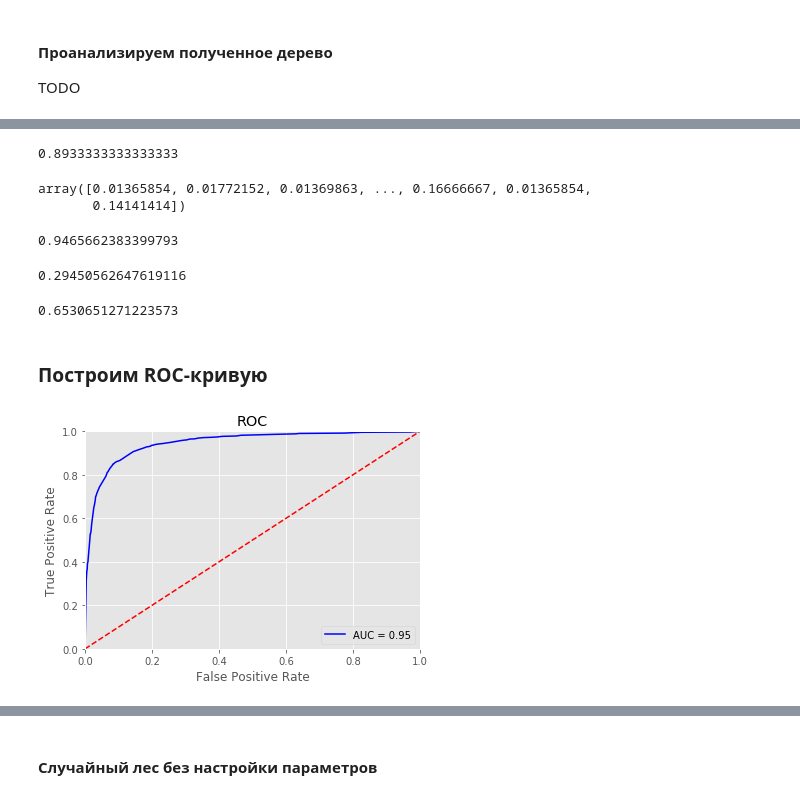
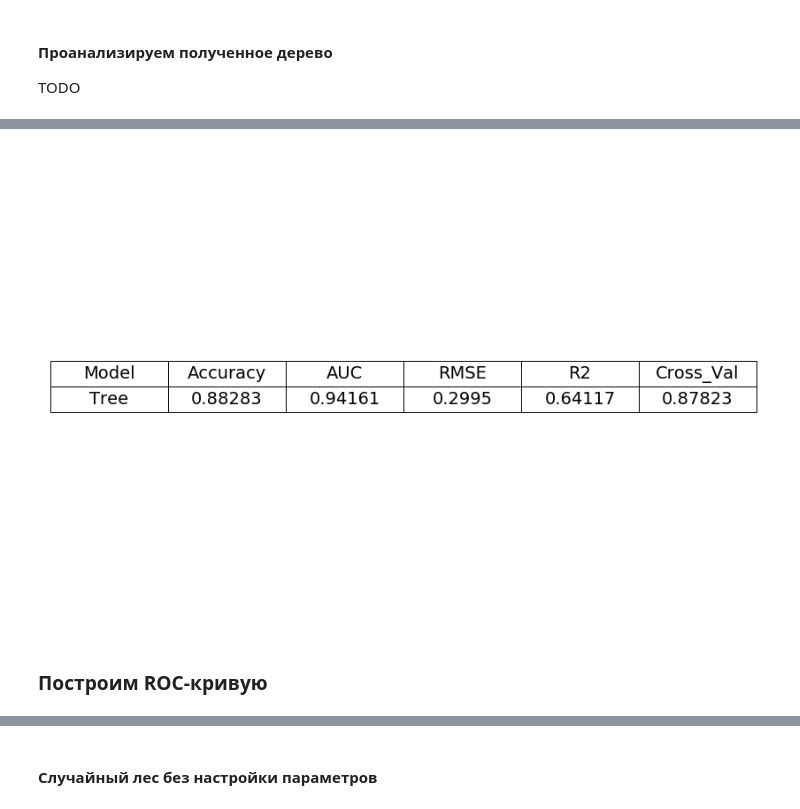
Before and after one commit to VeronikaSotskova/data_analysys, a Jupyter notebook: project/ONLINE_ADS_PROJECT.ipynb, the cells around one changed output, grey strips where cells are left out. Drawn from its saved outputs; the diff is of its cells as text; code cells hidden in the pictures.

```diff
--- a/project/ONLINE_ADS_PROJECT.ipynb
+++ b/project/ONLINE_ADS_PROJECT.ipynb
@@ -58,7 +63,6 @@ Populating the interactive namespace from numpy and matplotlib
 # %%
-# Вывод таблицы результатов по модели
 def plot_score_table(x):
-    columns = ['Model', 'Accuracy', 'AUC', 'RMSE', 'R2']
+    columns = ['Model', 'Accuracy', 'AUC', 'RMSE', 'R2', 'Cross_Val']
 
     fig, ax = plt.subplots(dpi=140)
 
@@ -274,51 +329,14 @@ tree2.score(X_test, y_test)
-# %%
-# оценка при кросс-валидации
-val_score = max(cross_val_score(tree2, X_test, y_test, cv=5))
-val_score
-# %% [output]
-0.8933333333333333
-# %%
-#вычислений предсказаний по каждому из объектов в x, данный метод
-#возвращает ID и значение, к какому классу, по его мнению, относится тот или иной объект
-y_predict = tree2.predict_proba(X_test)[:, 1]
-y_predict
-# %% [output]
-array([0.01365854, 0.01772152, 0.01369863, ..., 0.16666667, 0.01365854,
-       0.14141414])
-# %%
-# вычисление площади под ROC-кривой
-#Чем больше значение AUC, тем «лучше» модель классификации.
-#Данный показатель часто используется для сравнительного анализа нескольких моделей классификации.
-aue = roc_auc_score(y_test, y_predict)
-aue
-# %% [output]
-0.9465662383399793
-# %%
-# вычисление среднеквадратичной ошибки
-rmse = np.sqrt(mean_squared_error(y_test, y_predict))
-rmse
-# %% [output]
-0.29450562647619116
-# %%
-# вычисление коэффициента детерминизации
-r2 = r2_score(y_test, y_predict)
-r2
-# %% [output]
-0.6530651271223573
+# %%
+tree_table = []
+scores = count_score(tree2)
+tree_table.append(['Tree',
+                   round(scores['accuracy'], 5),
+                   round(scores['auc'], 5),
+                   round(scores['rmse'], 5),
+                   round(scores['r2'], 5),
+                   round(scores['val_score'], 5)])
+plot_score_table(tree_table)
+# %% [output]
+[figure, added]
 # %% [markdown]
 ### Построим ROC-кривую
-# %%
-fpr, tpr, threshold = metrics.roc_curve(y_test, y_predict)
-roc_auc = metrics.auc(fpr, tpr)
-
-plt.title('ROC')
-plt.plot(fpr, tpr, 'b', label = 'AUC = %0.2f' % roc_auc)
-plt.legend(loc = 'lower right')
-plt.plot([0, 1], [0, 1],'r--')
-plt.xlim([0, 1])
-plt.ylim([0, 1])
-plt.ylabel('True Positive Rate')
-plt.xlabel('False Positive Rate')
-plt.show()
-# %% [output]
-[figure, removed]
```
Also changed, not shown: parts of 65 cells of this notebook, 2 other files.
